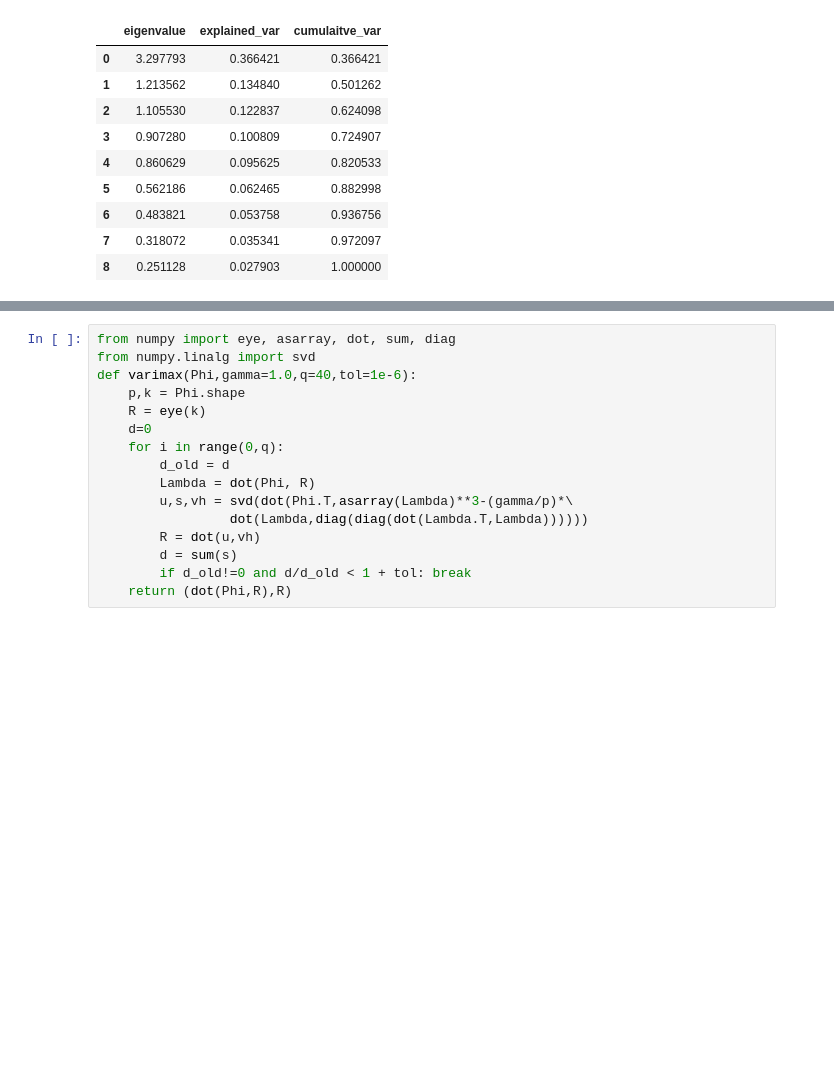
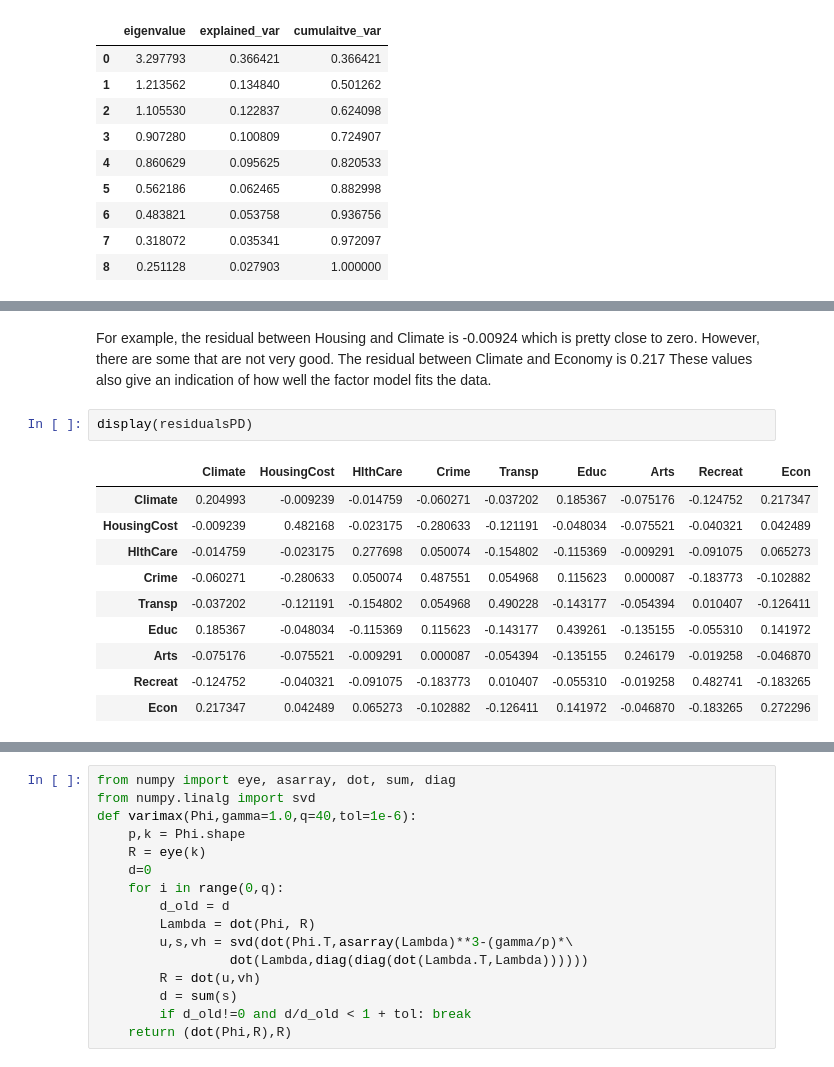
Before and after one commit to ErickEduardoAH/AnalisisMultivariado, a Jupyter notebook: 3.2 - Interdependence Spectral Analysis - factor analysis.ipynb, the cells around one changed output, grey strips where cells are left out. Saved outputs shown, nothing was run; the diff lists cells and outputs as text; blank space fills up the shorter version.

```diff
--- a/3.2 - Interdependence Spectral Analysis - factor analysis.ipynb
+++ b/3.2 - Interdependence Spectral Analysis - factor analysis.ipynb
@@ -208,3 +266,18 @@ computeCommunalities(factorLoadingsPD)
 | Arts | -0.860498 | -0.115020 | 0.011593 | 0.753821 | 0.246179 |
 | Recreat | -0.641790 | 0.321609 | 0.043967 | 0.517259 | 0.482741 |
 | Econ | -0.297846 | 0.595373 | -0.533407 | 0.727704 | 0.272296 |
+# %% [markdown]
+For example, the residual between Housing and Climate is -0.00924 which is pretty close to zero. However, there are some that are not very good. The residual between Climate and Economy is 0.217 These values also give an indication of how well the factor model fits the data.
+# %%
+display(residualsPD)
+# %% [output]
+|  | Climate | HousingCost | HlthCare | Crime | Transp | Educ | Arts | Recreat | Econ |
+| Climate | 0.204993 | -0.009239 | -0.014759 | -0.060271 | -0.037202 | 0.185367 | -0.075176 | -0.124752 | 0.217347 |
+| HousingCost | -0.009239 | 0.482168 | -0.023175 | -0.280633 | -0.121191 | -0.048034 | -0.075521 | -0.040321 | 0.042489 |
+| HlthCare | -0.014759 | -0.023175 | 0.277698 | 0.050074 | -0.154802 | -0.115369 | -0.009291 | -0.091075 | 0.065273 |
+| Crime | -0.060271 | -0.280633 | 0.050074 | 0.487551 | 0.054968 | 0.115623 | 0.000087 | -0.183773 | -0.102882 |
+| Transp | -0.037202 | -0.121191 | -0.154802 | 0.054968 | 0.490228 | -0.143177 | -0.054394 | 0.010407 | -0.126411 |
+| Educ | 0.185367 | -0.048034 | -0.115369 | 0.115623 | -0.143177 | 0.439261 | -0.135155 | -0.055310 | 0.141972 |
+| Arts | -0.075176 | -0.075521 | -0.009291 | 0.000087 | -0.054394 | -0.135155 | 0.246179 | -0.019258 | -0.046870 |
+| Recreat | -0.124752 | -0.040321 | -0.091075 | -0.183773 | 0.010407 | -0.055310 | -0.019258 | 0.482741 | -0.183265 |
+| Econ | 0.217347 | 0.042489 | 0.065273 | -0.102882 | -0.126411 | 0.141972 | -0.046870 | -0.183265 | 0.272296 |
```
Also changed, not shown: parts of 14 cells of this notebook.
